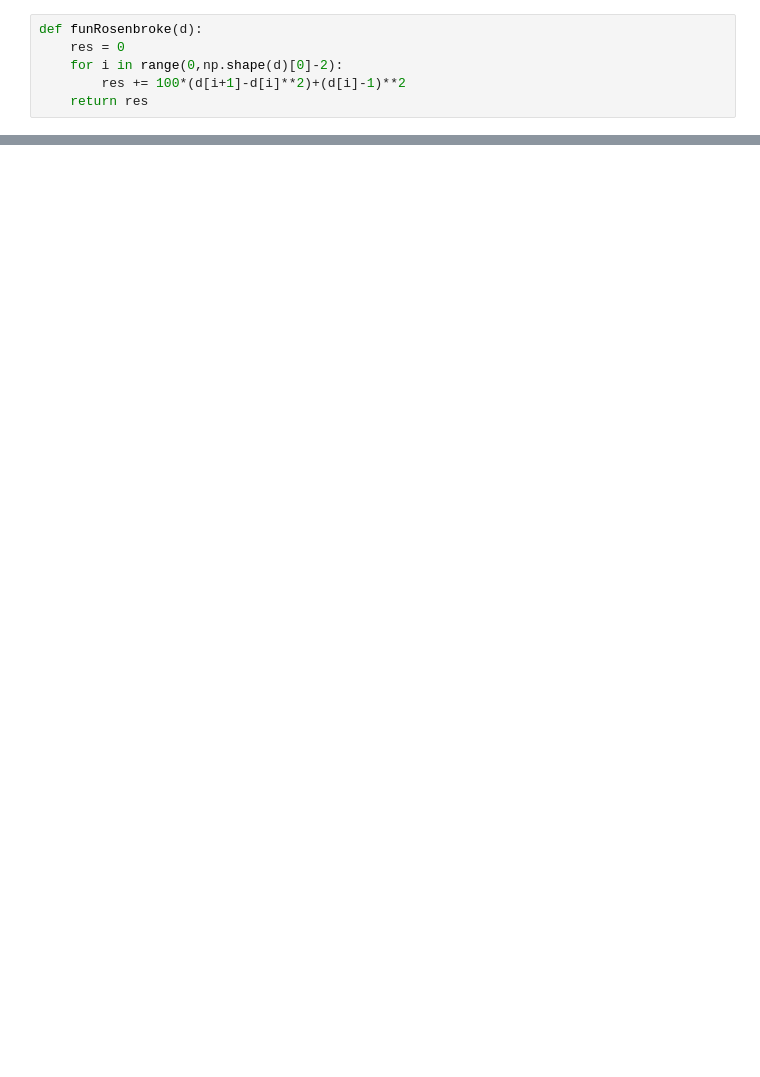
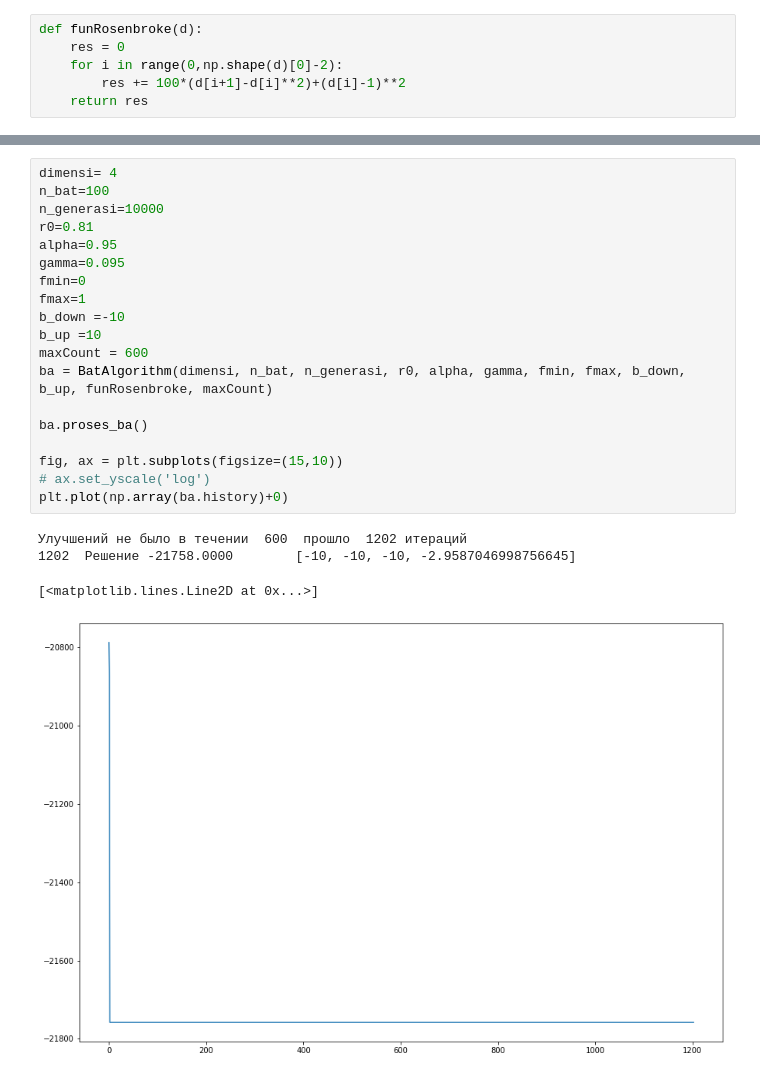
Before and after one commit to Shar170/Bat-Algorithm-Homework, a Jupyter notebook: Untitled.ipynb, the cells around one changed output, grey strips where cells are left out. Cells and saved outputs as stored; diff of their text form; blank space fills up the shorter version.

```diff
--- a/Untitled.ipynb
+++ b/Untitled.ipynb
@@ -110,0 +127,24 @@ fig.ysize = 'log'
+# %%
+dimensi= 4
+n_bat=100
+n_generasi=10000
+r0=0.81
+alpha=0.95
+gamma=0.095
+fmin=0
+fmax=1
+b_down =-10
+b_up =10
+maxCount = 600
+ba = BatAlgorithm(dimensi, n_bat, n_generasi, r0, alpha, gamma, fmin, fmax, b_down, b_up, funRosenbroke, maxCount)
+
+ba.proses_ba()
+
+fig, ax = plt.subplots(figsize=(15,10))
+# ax.set_yscale('log')
+plt.plot(np.array(ba.history)+0)
+# %% [output]
+Улучшений не было в течении  600  прошло  1202 итераций
+1202  Решение -21758.0000        [-10, -10, -10, -2.9587046998756645]
+[<matplotlib.lines.Line2D at 0x...>]
+[figure, added]
```
Also changed, not shown: parts of 6 cells of this notebook.
